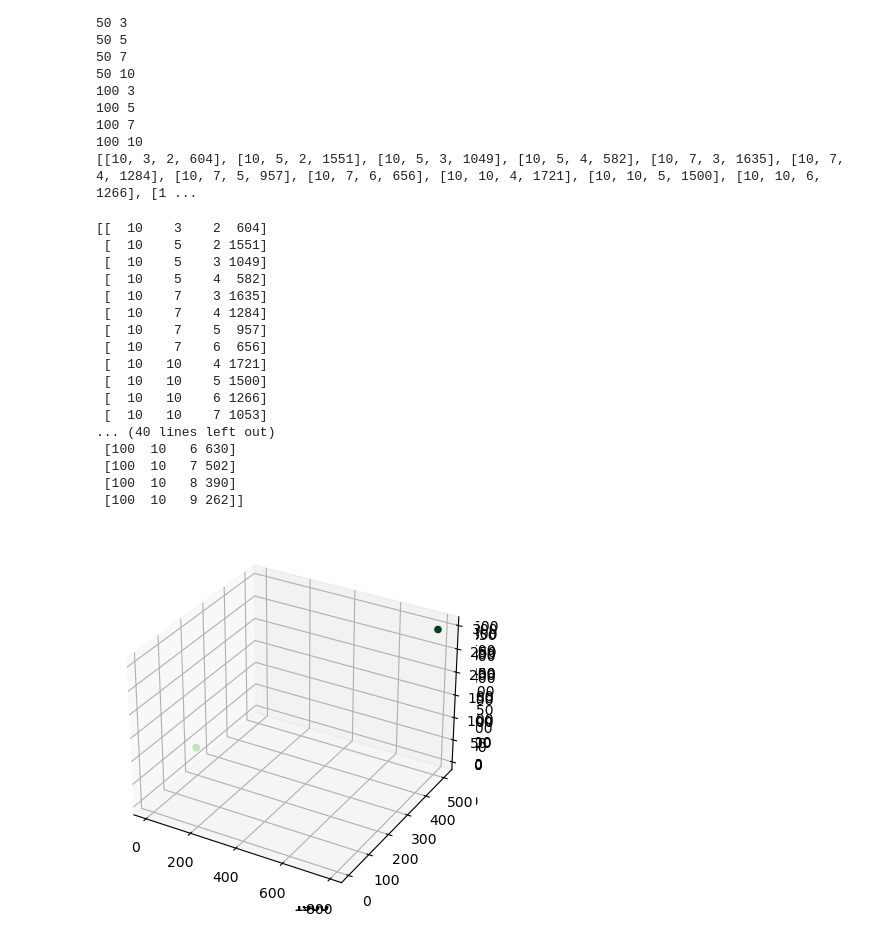
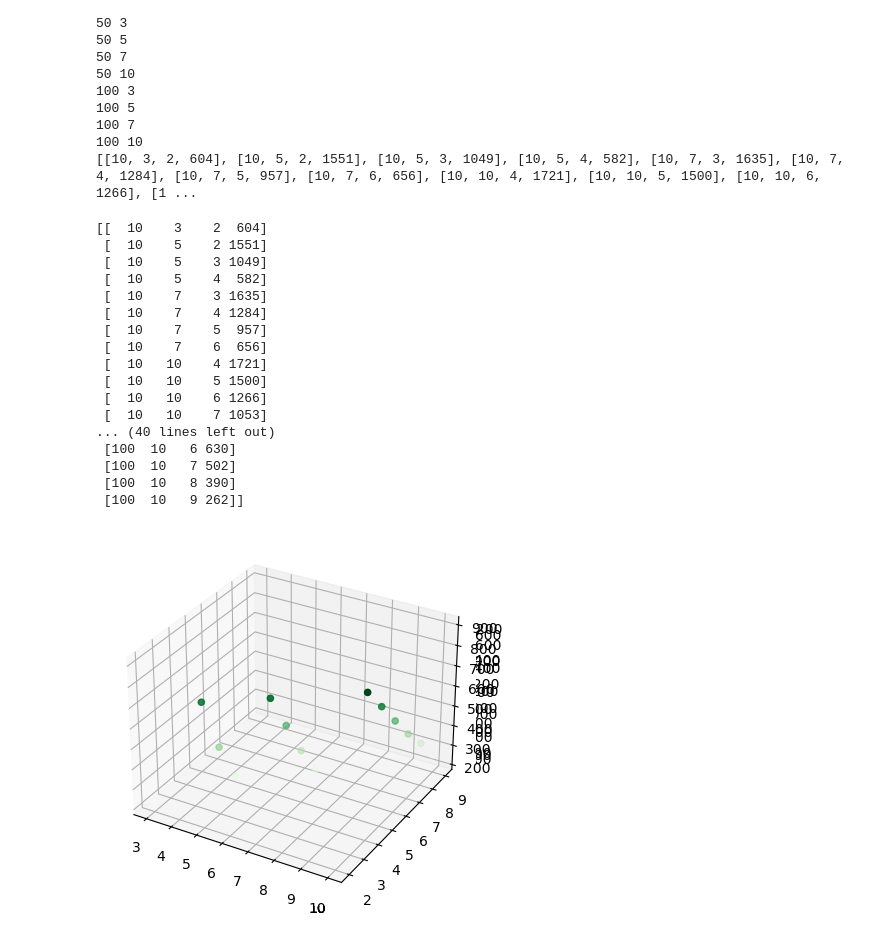
Before and after one commit to Aleks1706/gi2023_project, a Jupyter notebook: gi_projekat.ipynb, the cells around one changed output. Saved outputs shown, nothing was run; the diff lists cells and outputs as text; code cells hidden in the pictures.

```diff
--- a/gi_projekat.ipynb
+++ b/gi_projekat.ipynb
@@ -128,33 +128,33 @@ print(results_table)
 for number_of_features in k_best_features:
     results_table_new = None
     for result in results_table:
         if result[0] == number_of_features:
             if results_table_new is None:
                 results_table_new = result
             else:
                 results_table_new = np.vstack((results_table_new, result))
     print(results_table_new)
     ax = plt.axes(projection='3d')
     zdata = results_table_new[:, 3]
-    xdata = results_table_new[1]
-    ydata = results_table_new[2]
+    xdata = results_table_new[:, 1]
+    ydata = results_table_new[:, 2]
     ax.scatter3D(xdata, ydata, zdata, c=zdata, cmap='Greens');
 # %% [output]
 [[  10    3    2  604]
  [  10    5    2 1551]
  [  10    5    3 1049]
  [  10    5    4  582]
  [  10    7    3 1635]
  [  10    7    4 1284]
  [  10    7    5  957]
  [  10    7    6  656]
  [  10   10    4 1721]
  [  10   10    5 1500]
  [  10   10    6 1266]
  [  10   10    7 1053]
 ... (40 lines left out)
  [100  10   6 630]
  [100  10   7 502]
  [100  10   8 390]
  [100  10   9 262]]
-[figure, old version]
+[figure, new version]
```
